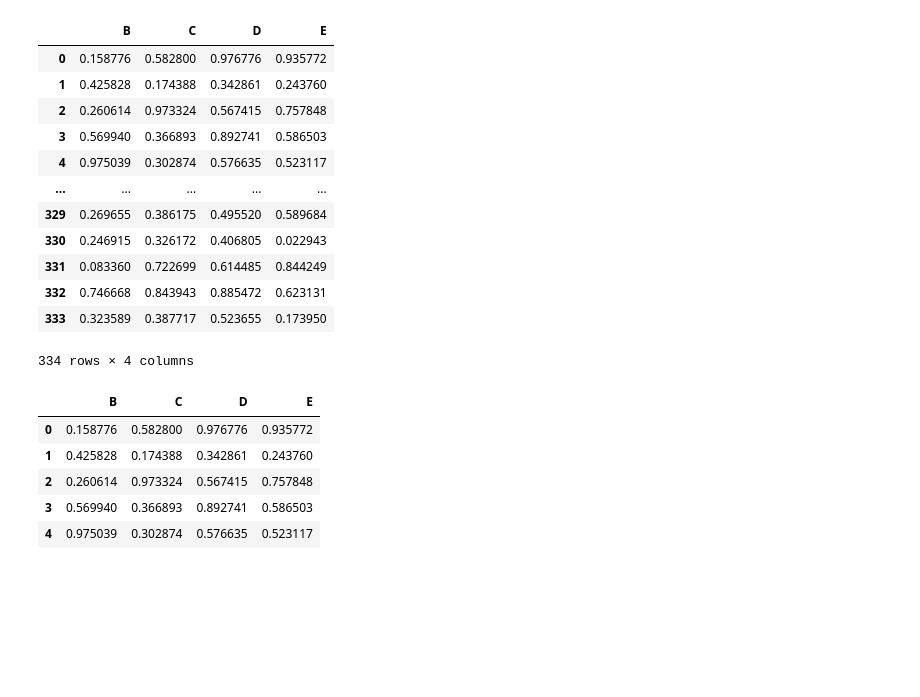
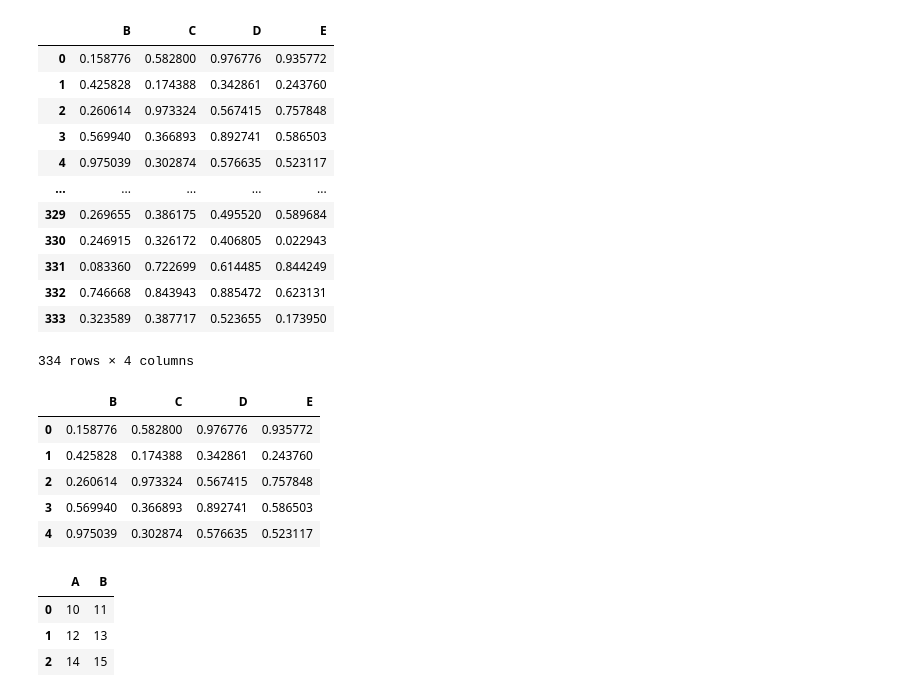
Before and after one commit to sawant98d/Pandas, a Jupyter notebook: Untitled.ipynb, the cells around one changed output. Cells and saved outputs as stored; diff of their text form; code cells hidden in the pictures; blank space fills up the shorter version.

```diff
--- a/Untitled.ipynb
+++ b/Untitled.ipynb
@@ -519,3 +519,16 @@ newdf.head()
 | 2 | 0.260614 | 0.973324 | 0.567415 | 0.757848 |
 | 3 | 0.569940 | 0.366893 | 0.892741 | 0.586503 |
 | 4 | 0.975039 | 0.302874 | 0.576635 | 0.523117 |
+# %%
+# create dataframe which contains only integers with 3 rows and 2 cols
+# run basic stat analysis methods
+import pandas as pd
+data = [[10,11],[12,13],[14,15]]
+df = pd.DataFrame(data, columns=['A','B'])
+# %%
+df
+# %% [output]
+|  | A | B |
+| 0 | 10 | 11 |
+| 1 | 12 | 13 |
+| 2 | 14 | 15 |
```
